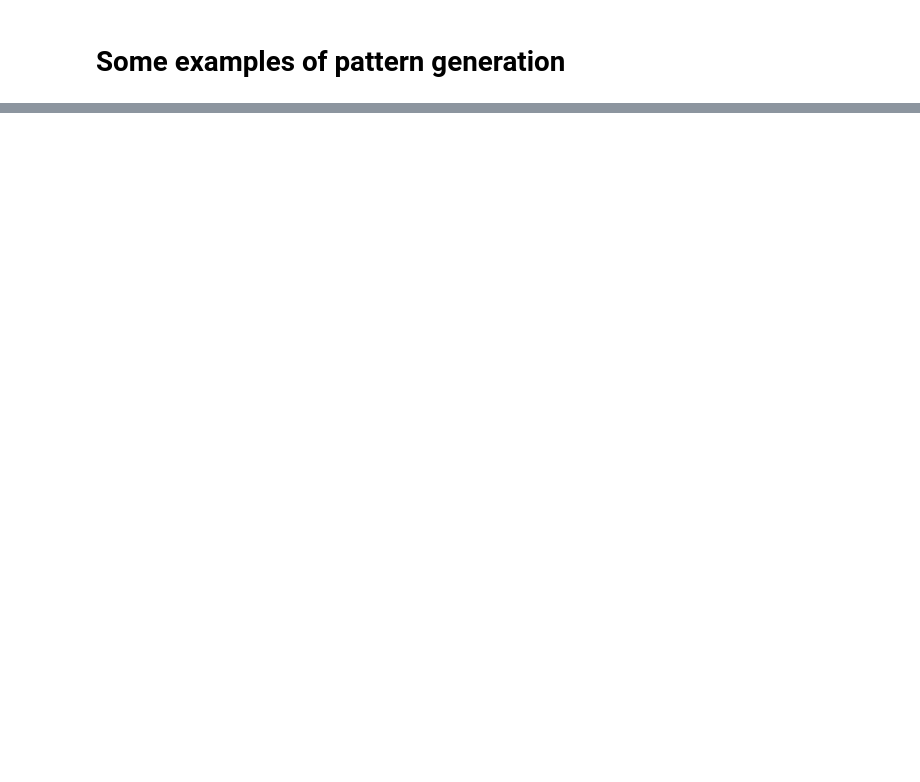
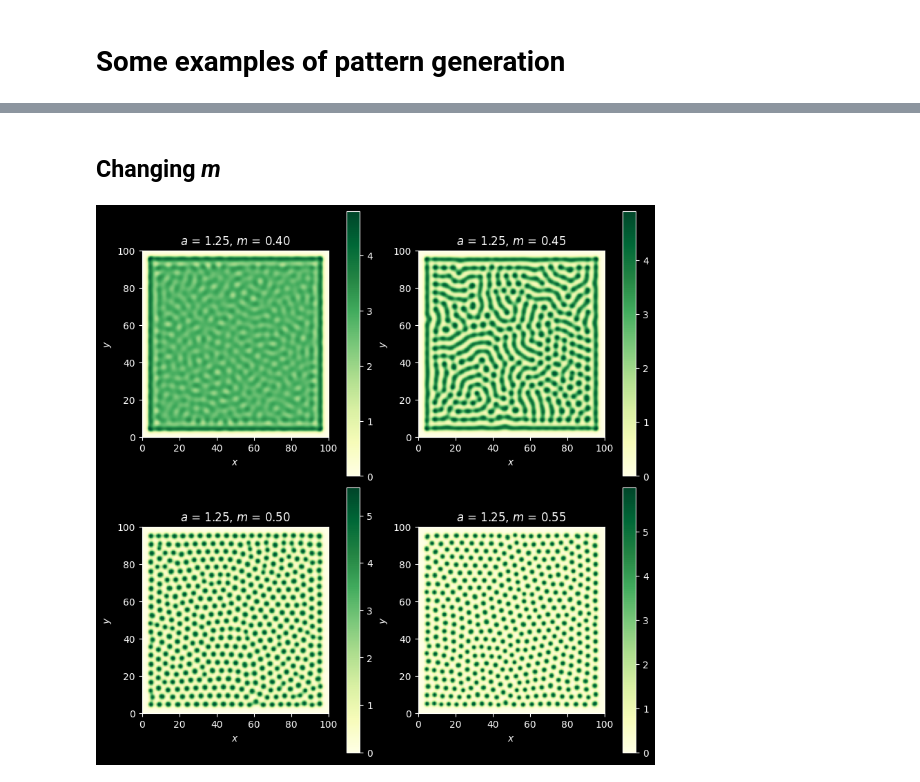
Before and after one commit to Benzuros/KlausmeierGrayScott, a Jupyter notebook: notebooks/zoo.ipynb, the cells around one changed output, grey strips where cells are left out. Drawn from its saved outputs; the diff is of its cells as text; code cells hidden in the pictures; blank space fills up the shorter version.

```diff
--- a/notebooks/zoo.ipynb
+++ b/notebooks/zoo.ipynb
@@ -46,0 +36,16 @@ KeyboardInterrupt:
+# %% [markdown]
+## Changing *m*
+# %%
+fig, ((ax1, ax2), (ax3, ax4)) = plt.subplots(2, 2, figsize=(8, 8), layout="constrained")
+
+a = 1.25
+
+for ax, m in (ax1, 0.4), (ax2, 0.45), (ax3, 0.5), (ax4, 0.55):
+    s = System(xmax, ymax, h, ht, d1, d2, m, a, lambda x, y: a, v0)
+    s.simulate_until_stable(50, extend=False)
+    s.plot(fig=fig, ax=ax)
+
+fig.savefig("zoo_m.png", transparent=True)
+plt.show()
+# %% [output]
+[figure, added]
```
Also changed, not shown: parts of 5 cells of this notebook, 3 other files.
